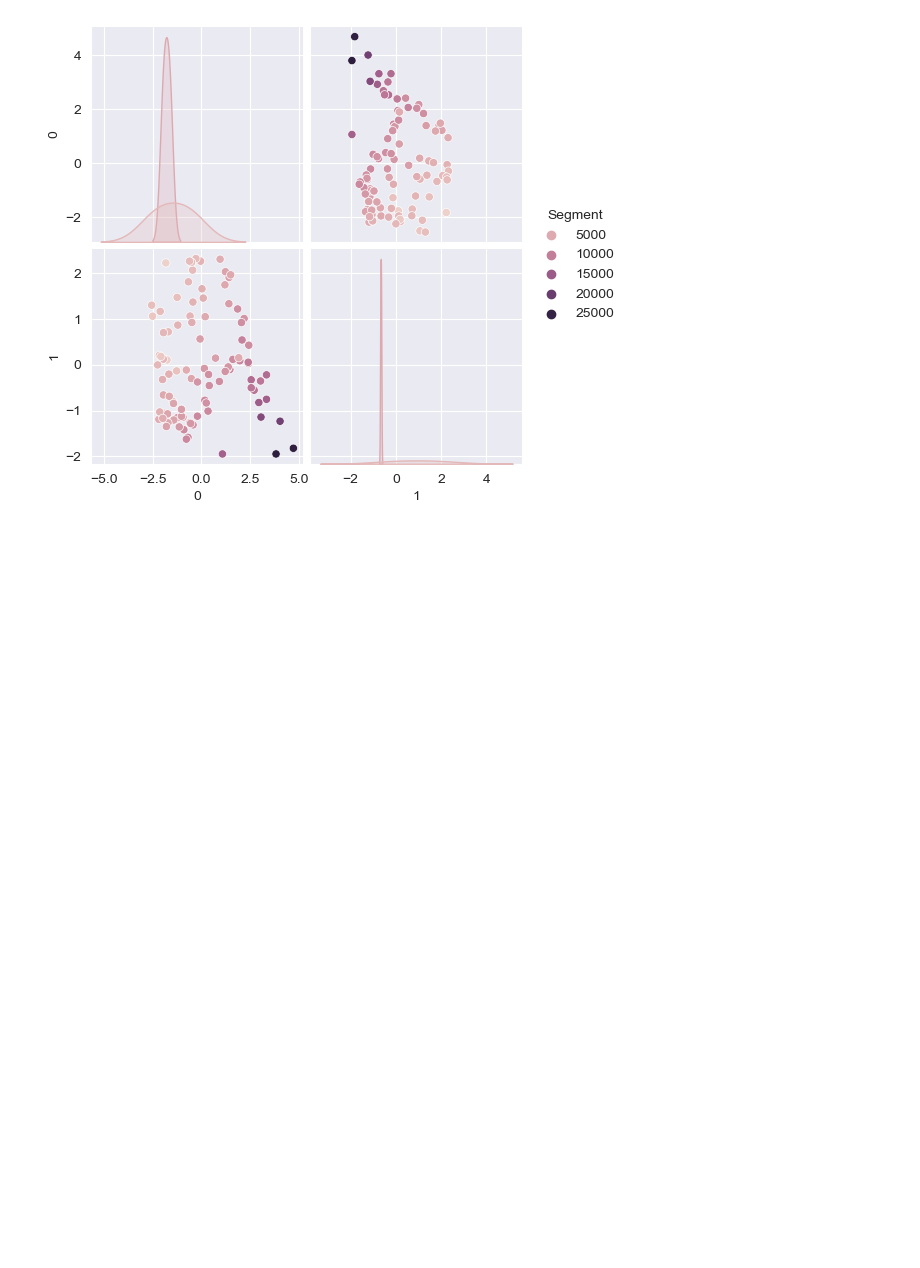
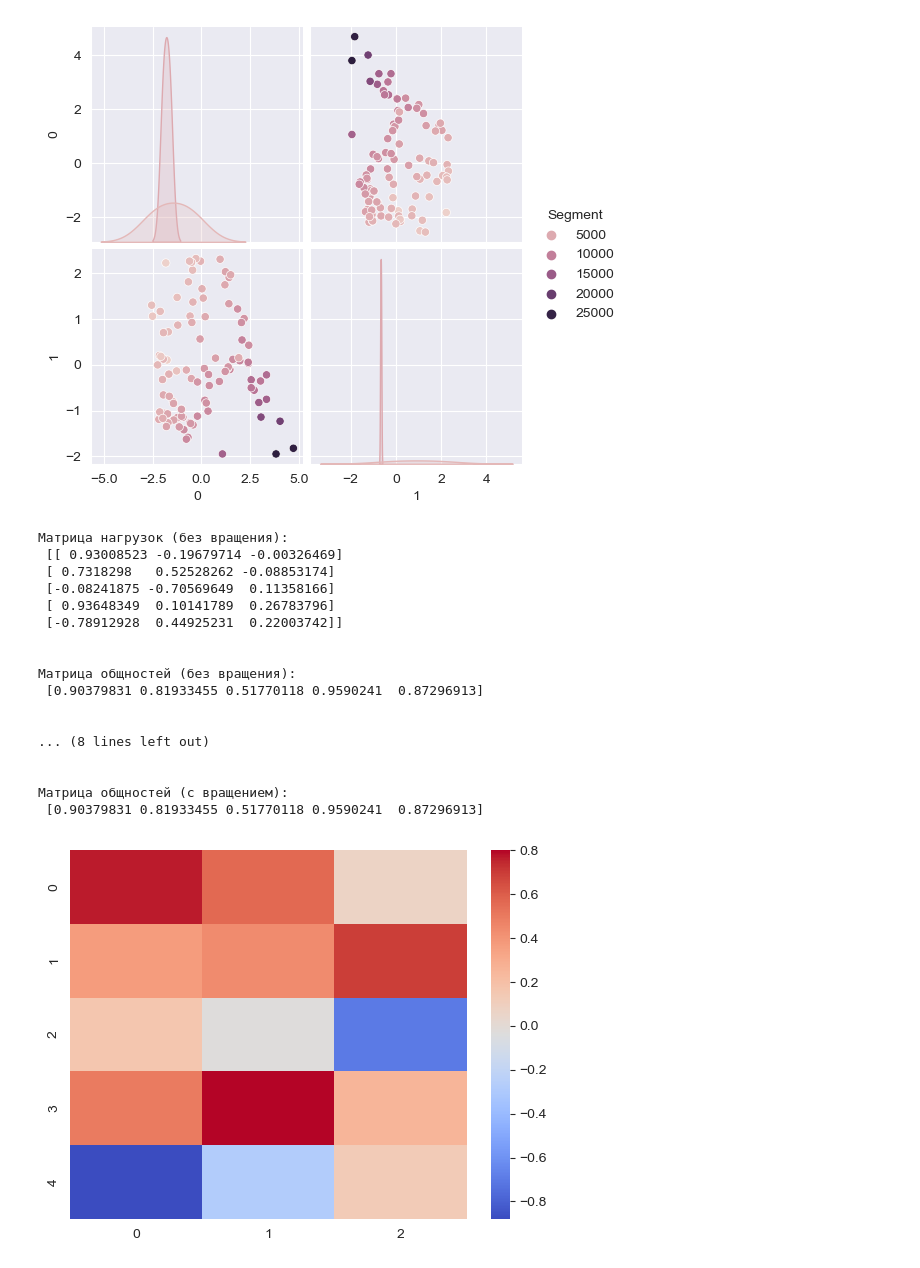
Before and after one commit to malinatrash/Data-Analytics, a Jupyter notebook: lab4/task.ipynb, the cells around one changed output. Drawn from its saved outputs; the diff is of its cells as text; code cells hidden in the pictures; blank space fills up the shorter version.

```diff
--- a/lab4/task.ipynb
+++ b/lab4/task.ipynb
@@ -100,6 +92,44 @@ plt.show()
 # %% [output]
 [0.60217628 0.27273107]
 [figure]
+# %%
+# Факторный анализ без вращения
+fa = factor_analyzer.FactorAnalyzer(n_factors=3, rotation=None)
+fa.fit(df_t)
+print('Матрица нагрузок (без вращения):\n', fa.loadings_)
+print('\n')
+print('Матрица общностей (без вращения):\n', fa.get_communalities())
+print('\n\n\n')
+
+# Факторный анализ с вращением
+fa = factor_analyzer.FactorAnalyzer(n_factors=3, rotation='varimax')
+fa.fit(df_t)
+print('Матрица нагрузок (с вращением):\n', fa.loadings_)
+print('\n')
+print('Матрица общностей (с вращением):\n', fa.get_communalities())
+
+# Сравнение результатов
+sns.heatmap(fa.loadings_, cmap='coolwarm')
+plt.show()
+# %% [output]
+Матрица нагрузок (без вращения):
+ [[ 0.93008523 -0.19679714 -0.00326469]
+ [ 0.7318298   0.52528262 -0.08853174]
+ [-0.08241875 -0.70569649  0.11358166]
+ [ 0.93648349  0.10141789  0.26783796]
+ [-0.78912928  0.44925231  0.22003742]]
+
+
+Матрица общностей (без вращения):
+ [0.90379831 0.81933455 0.51770118 0.9590241  0.87296913]
+
+
+... (8 lines left out)
+
+
+Матрица общностей (с вращением):
+ [0.90379831 0.81933455 0.51770118 0.9590241  0.87296913]
+[figure, added]
 # %%
 fa=factor_analyzer.FactorAnalyzer(n_factors=3, rotation=None)
 scaler = StandardScaler()
```
Also changed, not shown: parts of 3 cells of this notebook, 1 other file.
